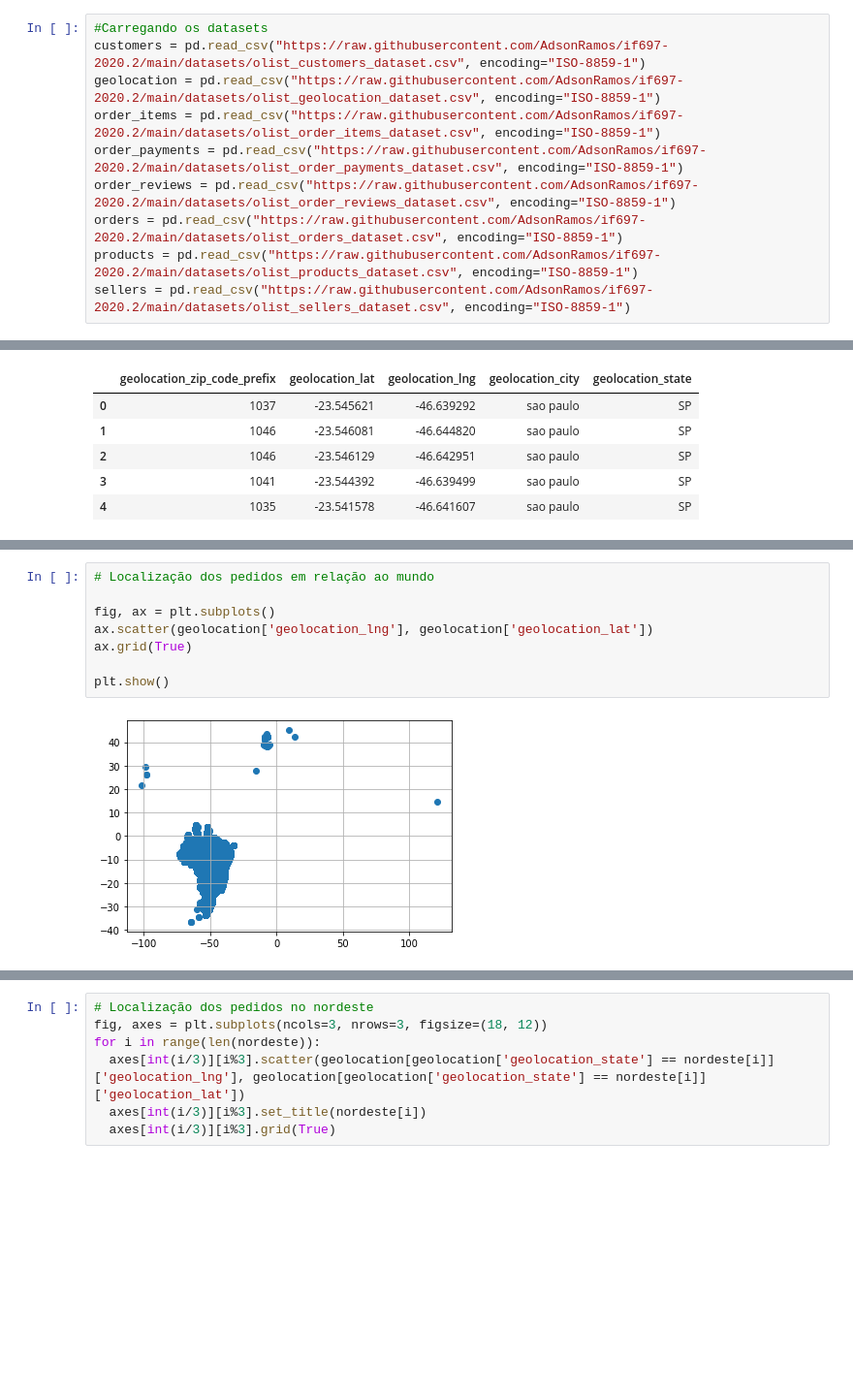
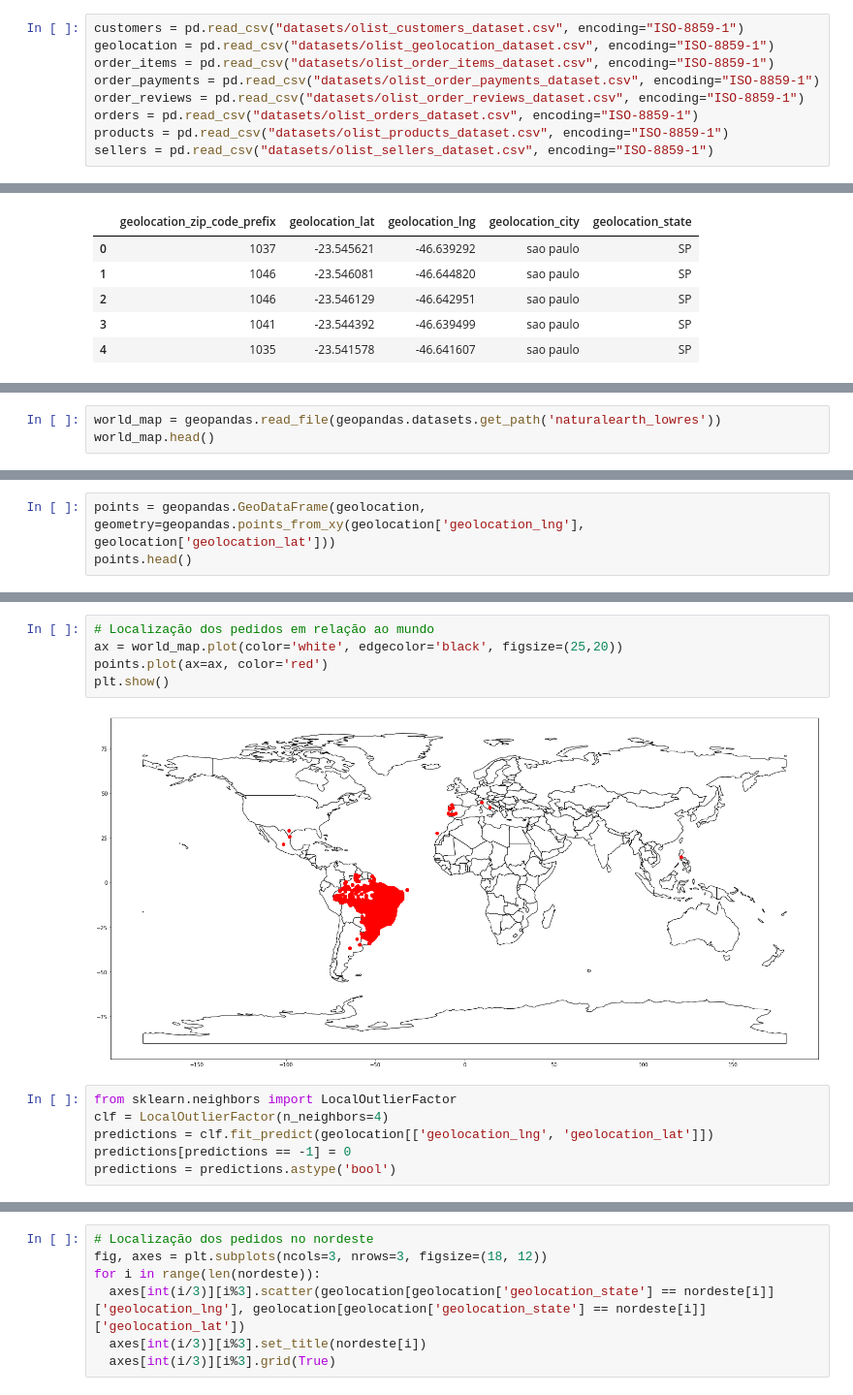
Before and after one commit to AdsonRamos/if697-2020.2, a Jupyter notebook: Projeto_IF697.ipynb, the cells around one changed output, grey strips where cells are left out. Shown at 97% size. Cells and saved outputs as stored; diff of their text form; blank space fills up the shorter version.

```diff
--- a/Projeto_IF697.ipynb
+++ b/Projeto_IF697.ipynb
@@ -11,12 +13,11 @@ from matplotlib import pyplot as plt
 # %% [markdown]
 # Carregando dados
 # %%
-#Carregando os datasets
-customers = pd.read_csv("https://raw.githubusercontent.com/AdsonRamos/if697-2020.2/main/datasets/olist_customers_dataset.csv", encoding="ISO-8859-1")
-geolocation = pd.read_csv("https://raw.githubusercontent.com/AdsonRamos/if697-2020.2/main/datasets/olist_geolocation_dataset.csv", encoding="ISO-8859-1")
-order_items = pd.read_csv("https://raw.githubusercontent.com/AdsonRamos/if697-2020.2/main/datasets/olist_order_items_dataset.csv", encoding="ISO-8859-1")
-order_payments = pd.read_csv("https://raw.githubusercontent.com/AdsonRamos/if697-2020.2/main/datasets/olist_order_payments_dataset.csv", encoding="ISO-8859-1")
-order_reviews = pd.read_csv("https://raw.githubusercontent.com/AdsonRamos/if697-2020.2/main/datasets/olist_order_reviews_dataset.csv", encoding="ISO-8859-1")
-orders = pd.read_csv("https://raw.githubusercontent.com/AdsonRamos/if697-2020.2/main/datasets/olist_orders_dataset.csv", encoding="ISO-8859-1")
-products = pd.read_csv("https://raw.githubusercontent.com/AdsonRamos/if697-2020.2/main/datasets/olist_products_dataset.csv", encoding="ISO-8859-1")
-sellers = pd.read_csv("https://raw.githubusercontent.com/AdsonRamos/if697-2020.2/main/datasets/olist_sellers_dataset.csv", encoding="ISO-8859-1")
+customers = pd.read_csv("datasets/olist_customers_dataset.csv", encoding="ISO-8859-1")
+geolocation = pd.read_csv("datasets/olist_geolocation_dataset.csv", encoding="ISO-8859-1")
+order_items = pd.read_csv("datasets/olist_order_items_dataset.csv", encoding="ISO-8859-1")
+order_payments = pd.read_csv("datasets/olist_order_payments_dataset.csv", encoding="ISO-8859-1")
+order_reviews = pd.read_csv("datasets/olist_order_reviews_dataset.csv", encoding="ISO-8859-1")
+orders = pd.read_csv("datasets/olist_orders_dataset.csv", encoding="ISO-8859-1")
+products = pd.read_csv("datasets/olist_products_dataset.csv", encoding="ISO-8859-1")
+sellers = pd.read_csv("datasets/olist_sellers_dataset.csv", encoding="ISO-8859-1")
@@ -210,0 +249,3 @@ geolocation.head()
+# %%
+world_map = geopandas.read_file(geopandas.datasets.get_path('naturalearth_lowres'))
+world_map.head()
@@ -210,0 +259,3 @@ geolocation.head()
+# %%
+points = geopandas.GeoDataFrame(geolocation, geometry=geopandas.points_from_xy(geolocation['geolocation_lng'], geolocation['geolocation_lat']))
+points.head()
@@ -211,10 +269,13 @@ geolocation.head()
 # %%
 # Localização dos pedidos em relação ao mundo
-
-fig, ax = plt.subplots()
-ax.scatter(geolocation['geolocation_lng'], geolocation['geolocation_lat'])
-ax.grid(True)
-
+ax = world_map.plot(color='white', edgecolor='black', figsize=(25,20))
+points.plot(ax=ax, color='red')
 plt.show()
 # %% [output]
-[figure, old version]
+[figure, new version]
+# %%
+from sklearn.neighbors import LocalOutlierFactor
+clf = LocalOutlierFactor(n_neighbors=4)
+predictions = clf.fit_predict(geolocation[['geolocation_lng', 'geolocation_lat']])
+predictions[predictions == -1] = 0
+predictions = predictions.astype('bool')
```
Also changed, not shown: parts of 38 cells of this notebook.
